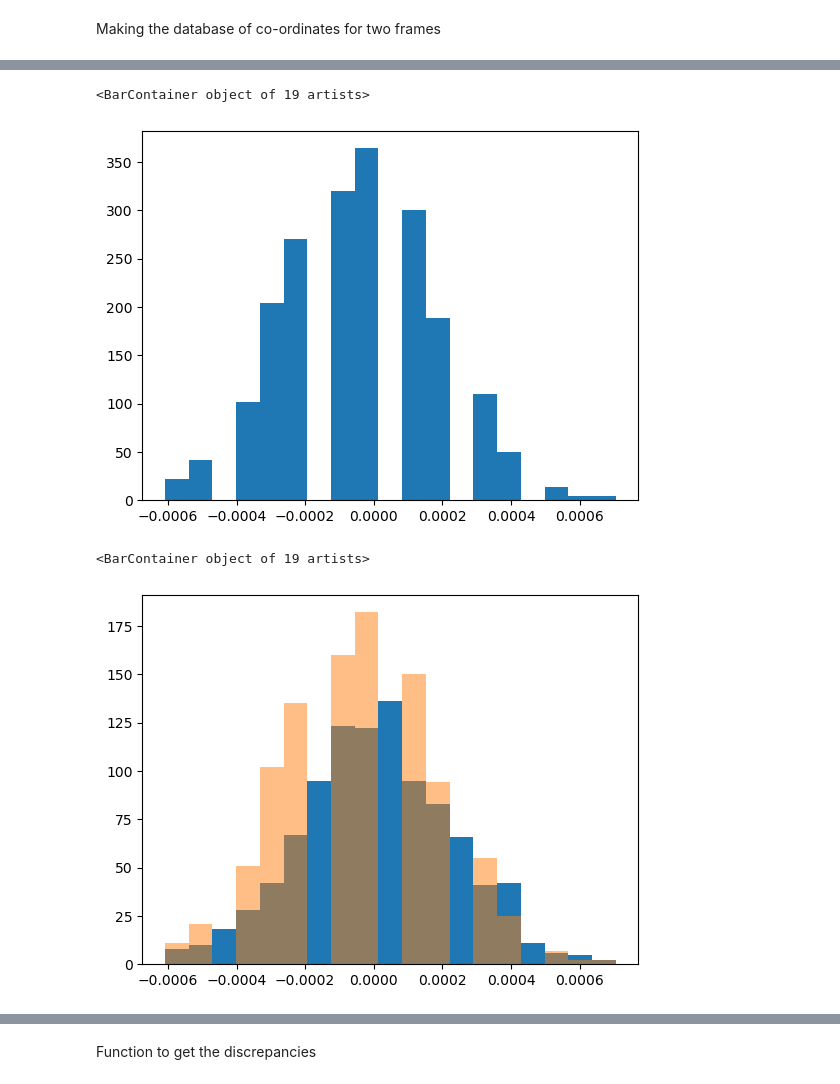
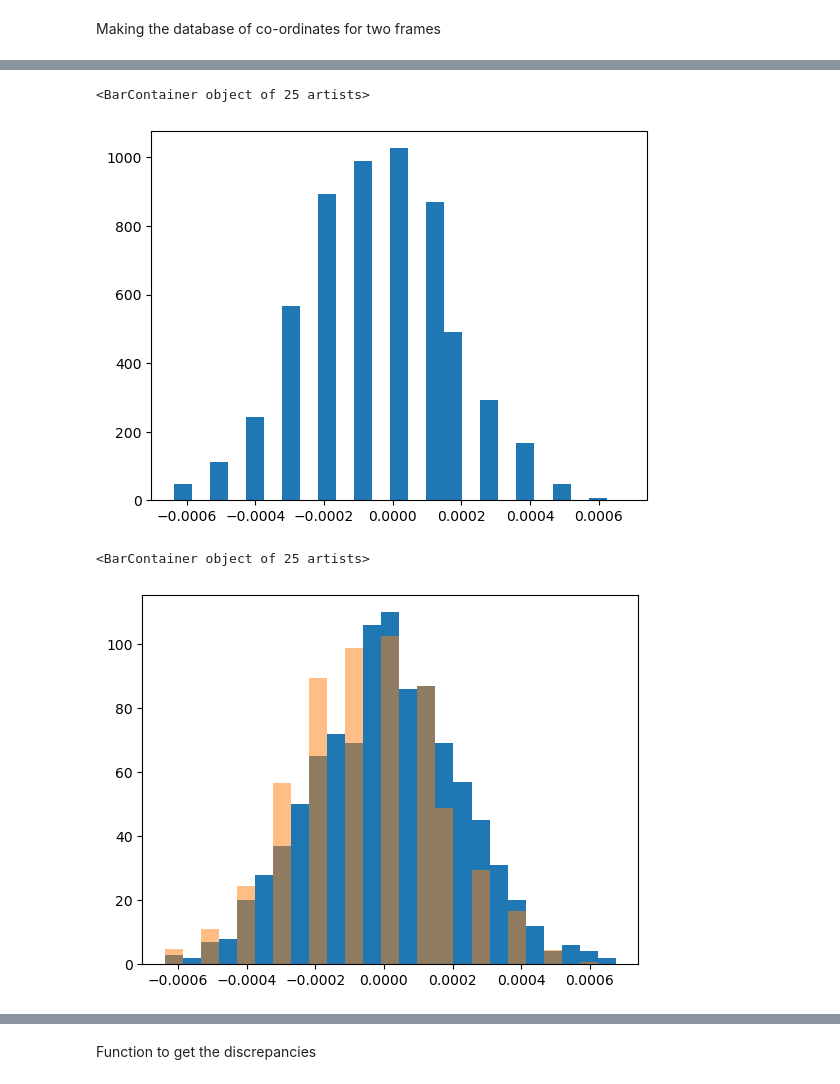
Before and after one commit to ParthM1504/Benchmarking-Dusty-Plasma-Temperature-Code, a Jupyter notebook: Benchmarking.ipynb, the cells around one changed output, grey strips where cells are left out. Saved outputs shown, nothing was run; the diff lists cells and outputs as text; code cells hidden in the pictures.

```diff
--- a/Benchmarking.ipynb
+++ b/Benchmarking.ipynb
@@ -304,6 +237,6 @@ def make_velocities(fps,num_particles,spatial_resolution, mu,T, right_border_px,
 # %%
 # Print the DataFrame for each frame
-x_y_df = make_velocities(fps,num_particles,spatial_resolution, mu,T, right, up)
+x_y_df = make_velocities(fps,num_particles,spatial_resolution, mu,T, right, up, 100)
 x_y_df
 # %% [output]
 |  | part_no | x | y | frame | vx (restored) | vy (restored) | vx | vy |
@@ -334,25 +267,25 @@ bins = np.append(bins, bins[-1] + (bins[1] - bins[0]))
 vx_restored = np.array(x_y_df['vx (restored)'])
 counts_res, bins_res = np.histogram(vx_restored, bins = bins)
 arr_bins_res_centers = 0.5 * (bins_res[1:] + bins_res[:-1])
-ax.bar(arr_bins_res_centers, counts_res, width = (arr_bins_centers[1] - arr_bins_centers[0]))
+ax.bar(arr_bins_res_centers, counts_res/np.sum(np.abs(vx_restored)), width = (arr_bins_centers[1] - arr_bins_centers[0]))
 # %% [output]
-<BarContainer object of 19 artists>
+<BarContainer object of 25 artists>
-[figure, old version]
+[figure, new version]
 # %%
-counts, bins = np.histogram(sample_vx, bins = 19)
+counts, bins = np.histogram(sample_vx, bins = 25)
 fig, ax = plt.subplots()
 arr_bins_centers = 0.5 * (bins[1:] + bins[:-1])
 ax.bar(arr_bins_centers, counts, width = (arr_bins_centers[1] - arr_bins_centers[0]))
 # print(sample_v)
 bins = arr_bins_centers - 0.5 * (arr_bins_centers[1] - arr_bins_centers[0])
 bins = np.append(bins, bins[-1] + (bins[1] - bins[0]))
-vx_restored = np.array(x_y_df[x_y_df['frame'] == 1]['vx (restored)'])
+vx_restored = np.array(x_y_df['vx (restored)'])
 counts_res, bins_res = np.histogram(vx_restored, bins = bins)
 arr_bins_centers = 0.5 * (bins_res[1:] + bins_res[:-1])
-ax.bar(arr_bins_centers, counts_res, width = (arr_bins_centers[1] - arr_bins_centers[0]),alpha=0.5)
+ax.bar(arr_bins_centers, counts_res/np.sum(np.abs(vx_restored))/10, width = (arr_bins_centers[1] - arr_bins_centers[0]),alpha=0.5)
 # %% [output]
-<BarContainer object of 19 artists>
+<BarContainer object of 25 artists>
-[figure, old version]
+[figure, new version]
 # %%
 vx_restored=x_y_df[x_y_df['frame']==1]['vx (restored)']
 sample_vx=x_y_df[x_y_df['frame']==1]['vx']
```
Also changed, not shown: parts of 14 cells of this notebook.
